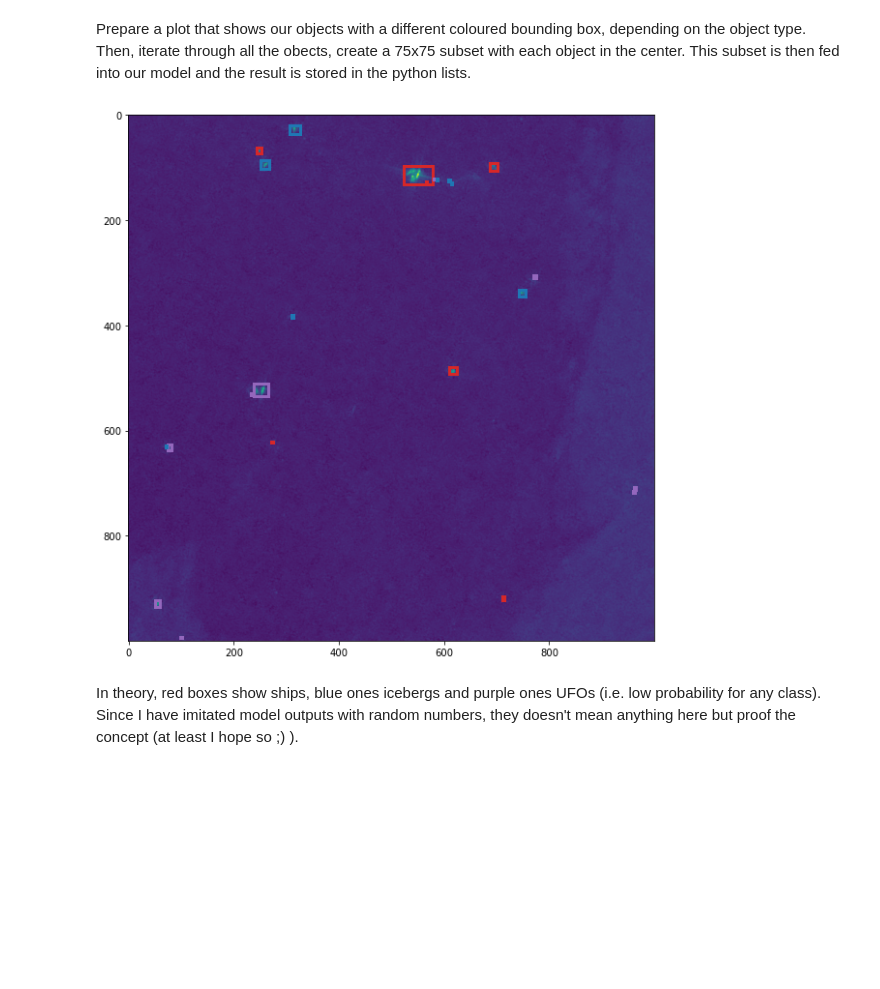
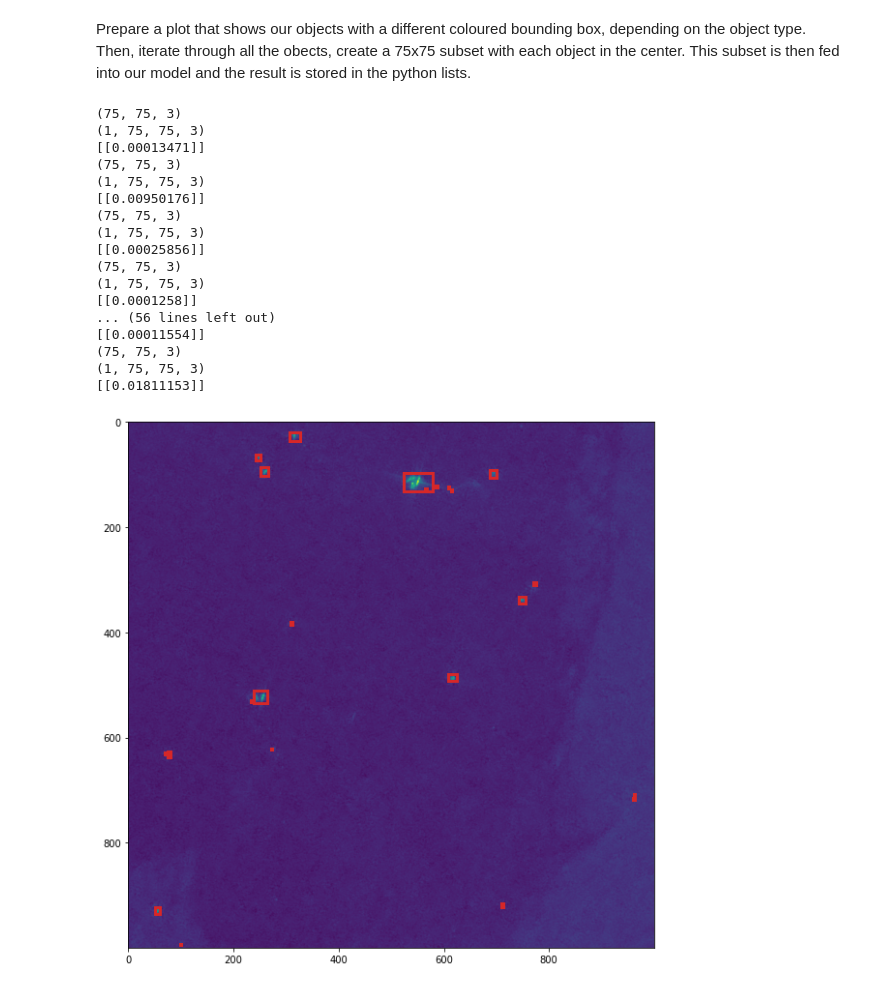
Before and after one commit to eikeschuett/IcebergShipDetection, a Jupyter notebook: Object_Detection.ipynb, the cells around one changed output. Cells and saved outputs as stored; diff of their text form; code cells hidden in the pictures; blank space fills up the shorter version.

Commit message:
Implemented model.predict

```diff
--- a/Object_Detection.ipynb
+++ b/Object_Detection.ipynb
@@ -62,0 +50,2 @@ ds = xr.open_dataset("./Output/S1B_IW_GRDH_1SDH_20200730T100802_20200730T100827_
+# %%
+model = tf.keras.models.load_model('/content/drive/MyDrive/Iceberg_Ship_Classification/my_model.hd5')
@@ -64,0 +70,21 @@ Next, get the HH and HV band from the scene. To keep it simple, I will only use
+# %%
+# The preprocessed data is already 1000 x 1000, because I had to process it on my laptop...
+x_start = 0 # 2000
+x_end = 1000 # 3000
+y_start = 0 # 6000
+y_end = 1000 # 7000
+
+hh = np.array(Image.open(file[:-11] + '_cal_ter_db_UTM_msk_Sigma0_HH_db.tif'))[x_start:x_end, y_start:y_end]
+hv = np.array(Image.open(file[:-11] + '_cal_ter_db_UTM_msk_Sigma0_HV_db.tif'))[x_start:x_end, y_start:y_end]
+
+b3 = hh + hv
+
+# Rescale images between 0 and 1 for faster convergence rate
+hh = (hh - hh.min())/(hh.max()-hh.min())
+hv = (hv - hv.min())/(hv.max()-hv.min())
+b3 = (b3 - b3.min())/(b3.max()-b3.min())
+
+# Also import the arrays containing the latitude and longtitude data.
+lat = np.array(Image.open(file[:-11] + '_cal_ter_db_UTM_msk_lat.tif'))[x_start:x_end, y_start:y_end]
+lon = np.array(Image.open(file[:-11] + '_cal_ter_db_UTM_msk_lon.tif'))[x_start:x_end, y_start:y_end]
+print(hh.shape)
@@ -65,9 +95,4 @@ Next, get the HH and HV band from the scene. To keep it simple, I will only use
 # %%
-hh = np.array(ds["Sigma0_HH_db"][2000:3000,6000:7000])
-hv = np.array(ds["Sigma0_HV_db"][2000:3000,6000:7000])
-
-b3 = hh + hv
-
 fig, (ax1, ax2, ax3) = plt.subplots(1,3, figsize=(10,10))
 hh_p = ax1.imshow(hh)
 ax1.set_title("HH")
@@ -209,38 +244,56 @@ for bbox in bboxes:
 
 
     sub_img = np.dstack((sub_hh, sub_hv, sub_b3))
-
+    print(np.shape(sub_img))
+    sub_img = np.expand_dims(sub_img, axis=0)
+    print(np.shape(sub_img))
 
     # feed sub_img into the model to predict
-
     # Output temporarily imitated by a random number
-    output = random.uniform(0,1)
+    output = model.predict(sub_img, batch_size=1)
+    print(output)
+    # output = random.uniform(0,1)
 
     if output < 0.3:
         # Ship!
         ships.append(bbox)
         #ships_geo.append([LatLon_from_XY(product, bbox[0], bbox[1]),
         #                  LatLon_from_XY(product, bbox[2], bbox[3])])
         box = mpatches.Rectangle((ul[0], ul[1]), width, height,
                                  edgecolor='tab:red', linewidth=lw, fill=None)
     elif output > 0.7:
         # Iceberg!
         icebergs.append(bbox)
         #icebergs_geo.append([LatLon_from_XY(product, bbox[0], bbox[1]),
         #                     LatLon_from_XY(product, bbox[2], bbox[3])])
         box = mpatches.Rectangle((ul[0], ul[1]), width, height,
                                  edgecolor='tab:blue', linewidth=lw, fill=None)
     else:
         # Unknown floating object
         ufo.append(bbox)
         #ufo_geo.append([LatLon_from_XY(product, bbox[0], bbox[1]),
         #                LatLon_from_XY(product, bbox[2], bbox[3])])
         box = mpatches.Rectangle((ul[0], ul[1]), width, height,
                                  edgecolor='tab:purple', linewidth=lw, fill=None)
 
     ax.add_patch(box)
 plt.show()
 # %% [output]
+(75, 75, 3)
+(1, 75, 75, 3)
+[[0.00013471]]
+(75, 75, 3)
+(1, 75, 75, 3)
+[[0.00950176]]
+(75, 75, 3)
+(1, 75, 75, 3)
+[[0.00025856]]
+(75, 75, 3)
+(1, 75, 75, 3)
+[[0.0001258]]
+... (56 lines left out)
+[[0.00011554]]
+(75, 75, 3)
+(1, 75, 75, 3)
+[[0.01811153]]
-[figure, old version]
+[figure, new version]
-# %% [markdown]
-In theory, red boxes show ships, blue ones icebergs and purple ones UFOs (i.e. low probability for any class). Since I have imitated model outputs with random numbers, they doesn't mean anything here but proof the concept (at least I hope so ;) ).
```
Also changed, not shown: parts of 20 cells of this notebook.
